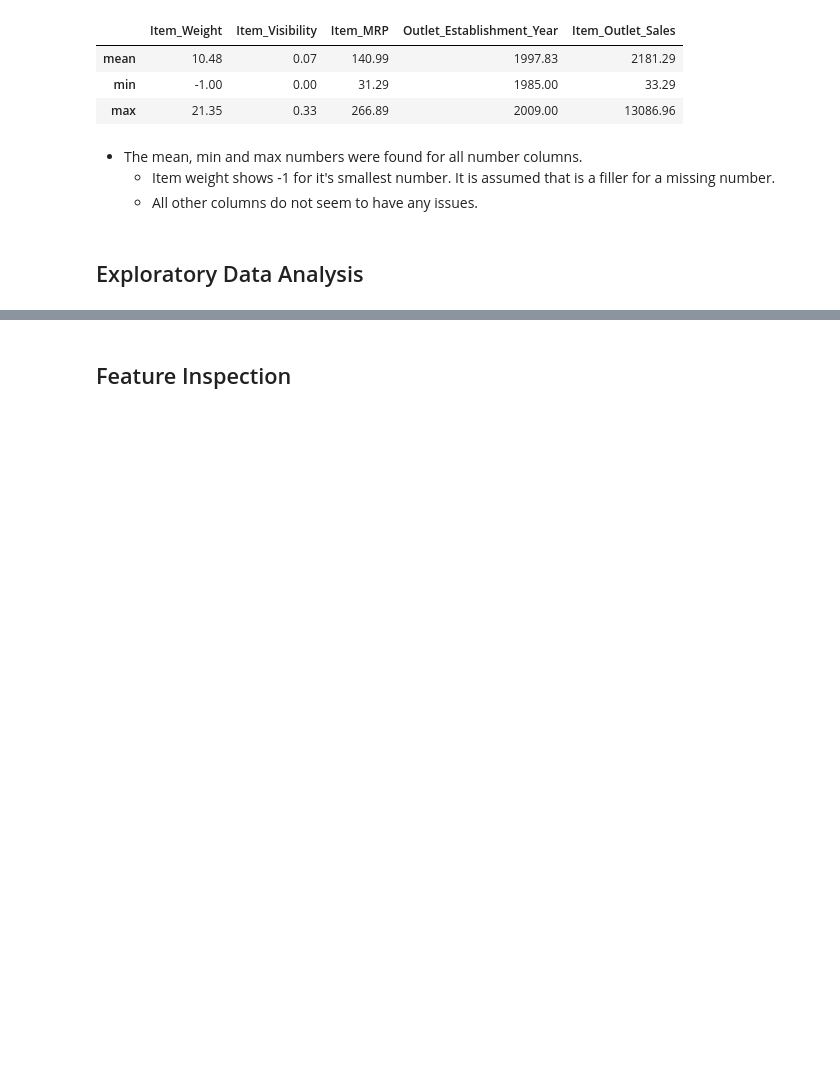
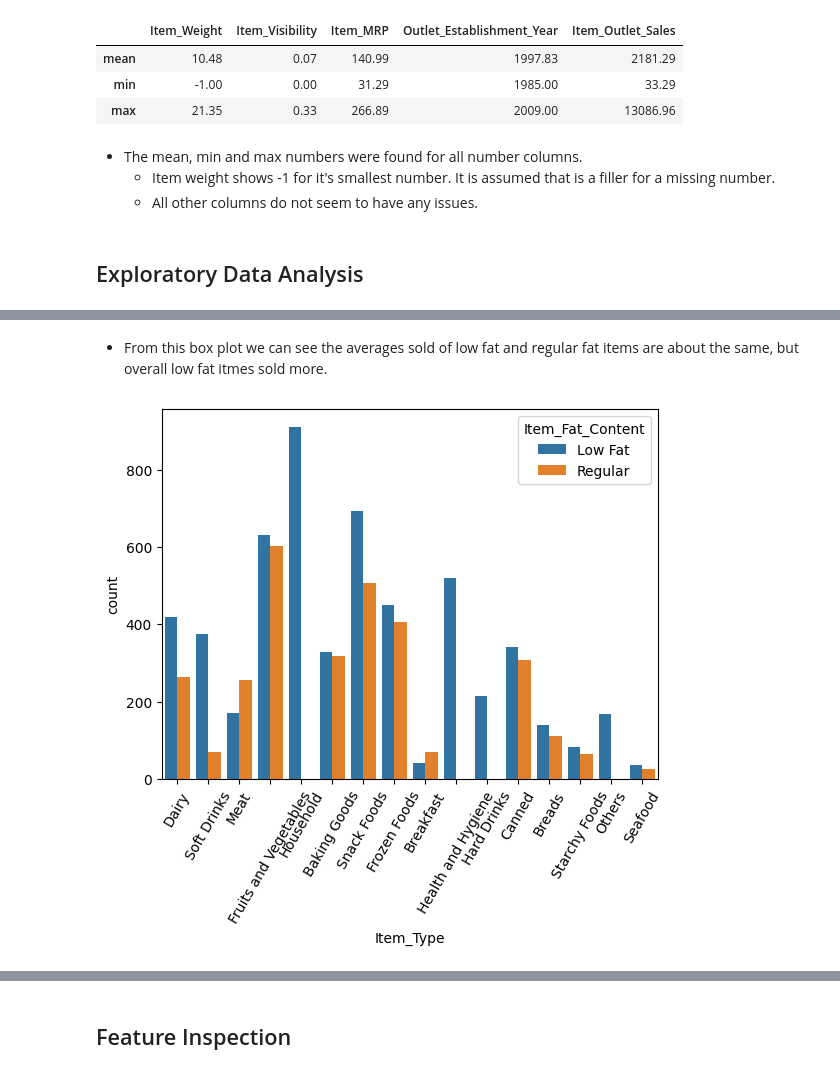
Before and after one commit to tronicey/Predictions-of-Product-Sales, a Jupyter notebook: predictions_of_product_sales.ipynb, the cells around one changed output, grey strips where cells are left out. Cells and saved outputs as stored; diff of their text form; code cells hidden in the pictures; blank space fills up the shorter version.

```diff
--- a/predictions_of_product_sales.ipynb
+++ b/predictions_of_product_sales.ipynb
@@ -244,0 +274,8 @@ stats.loc[['mean','min','max']].round(2)
+# %% [markdown]
+- From this box plot we can see the averages sold of low fat and regular fat items are about the same, but overall low fat itmes sold more.
+# %%
+# Multivariate countplot with a hue argument
+ax = sns.countplot(data=df_sales, x='Item_Type', hue='Item_Fat_Content')
+ax.tick_params(axis='x', rotation = 60)
+# %% [output]
+[figure, added]
```
Also changed, not shown: parts of 7 cells of this notebook.
